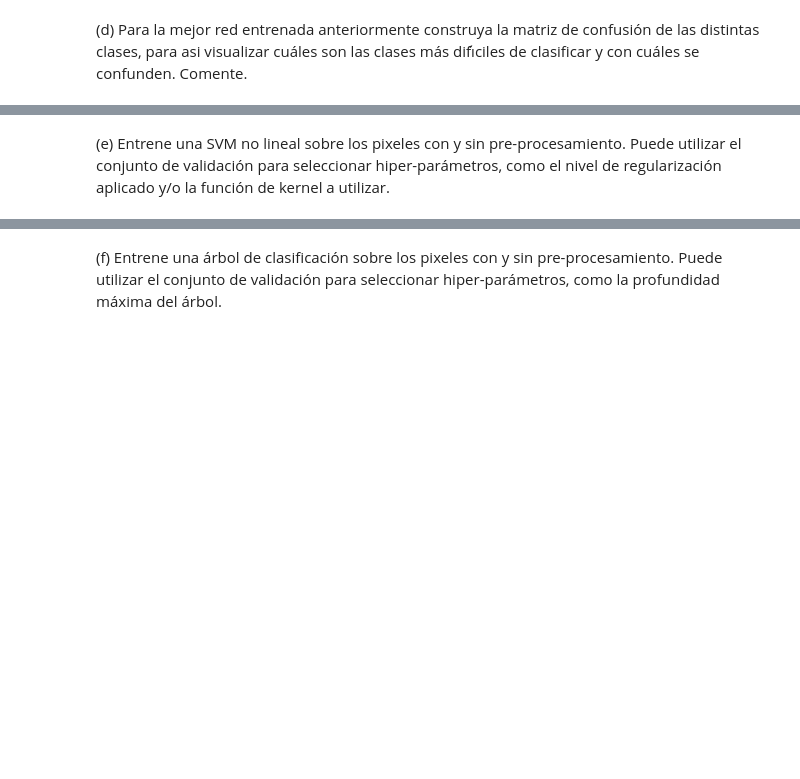
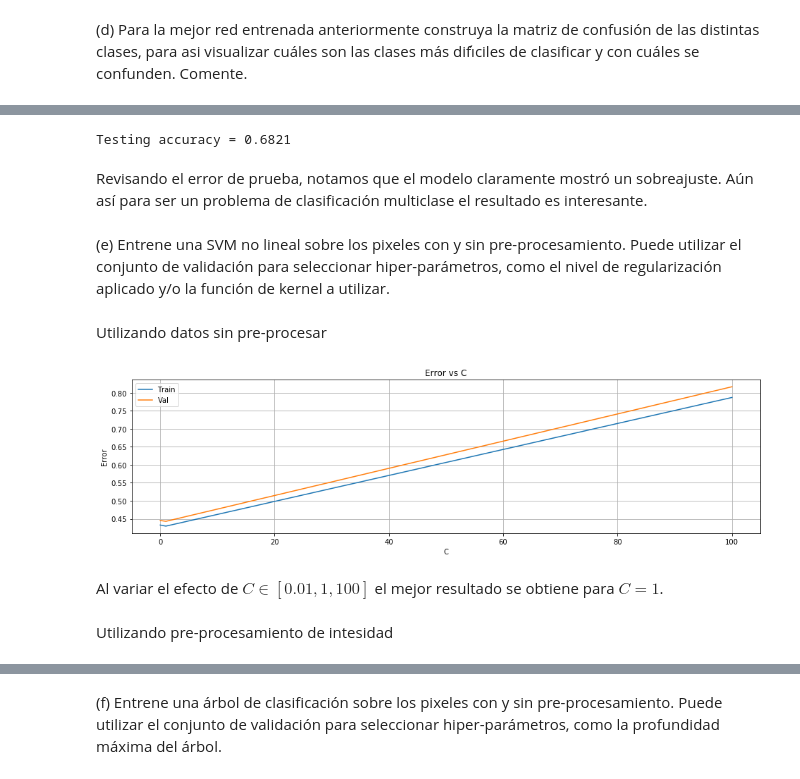
Before and after one commit to dsanmartin/INF578-HW, a Jupyter notebook: 3/Tarea3-ML.ipynb, the cells around one changed output, grey strips where cells are left out. Drawn from its saved outputs; the diff is of its cells as text; code cells hidden in the pictures; blank space fills up the shorter version.

```diff
--- a/3/Tarea3-ML.ipynb
+++ b/3/Tarea3-ML.ipynb
@@ -1117,2 +968,9 @@ model.fit(x_tr.values, to_categorical(y_tr), nb_epoch=100, batch_size=128, verbo
+# %%
+score_ANN = modelANNsc.evaluate(x_t_sc, to_categorical(y_t), verbose=0)
+print "Testing accuracy = %.4f" % score_ANN[1]
+# %% [output]
+Testing accuracy = 0.6821
+# %% [markdown]
+Revisando el error de prueba, notamos que el modelo claramente mostró un sobreajuste. Aún así para ser un problema de clasificación multiclase el resultado es interesante.
 # %% [markdown]
 (e) Entrene una SVM no lineal sobre los pixeles con y sin pre-procesamiento. Puede utilizar el conjunto de validación para seleccionar hiper-parámetros, como el nivel de regularización aplicado y/o la función de kernel a utilizar.
@@ -1118,0 +979,36 @@ model.fit(x_tr.values, to_categorical(y_tr), nb_epoch=100, batch_size=128, verbo
+# %%
+# Graficar error de entrenamiento y validacion
+def plotSVCClassErr(C, train_a, val_a):
+    plt.figure(figsize=(16, 4))
+    plt.plot(C, 1 - train_a, label="Train") # Train error
+    plt.plot(C, 1 - val_a, label="Val") # Validation error
+    plt.title("Error vs C")
+    plt.xlabel("C")
+    plt.ylabel("Error")
+    plt.legend()
+    plt.grid(True)
+    plt.show()
+# %%
+# Valores de C
+C = np.logspace(-2, 2, 3)
+N = len(C)
+# %% [markdown]
+Utilizando datos sin pre-procesar
+# %%
+svcs = [None] * N
+tra_acc = np.zeros(N)
+val_acc = np.zeros(N)
+# %%
+for i in range(N):
+    svcs[i] = SVC(C=C[i], max_iter=40)
+    svcs[i].fit(x_tr, y_tr)
+    tra_acc[i] = svcs[i].score(x_tr, y_tr)
+    val_acc[i] = svcs[i].score(x_v, y_v)
+# %%
+plotSVCClassErr(C, tra_acc, val_acc)
+# %% [output]
+[figure, added]
+# %% [markdown]
+Al variar el efecto de $C \in [0.01, 1, 100]$ el mejor resultado se obtiene para $C=1$.
+# %% [markdown]
+Utilizando pre-procesamiento de intesidad
```
Also changed, not shown: parts of 99 cells of this notebook.
